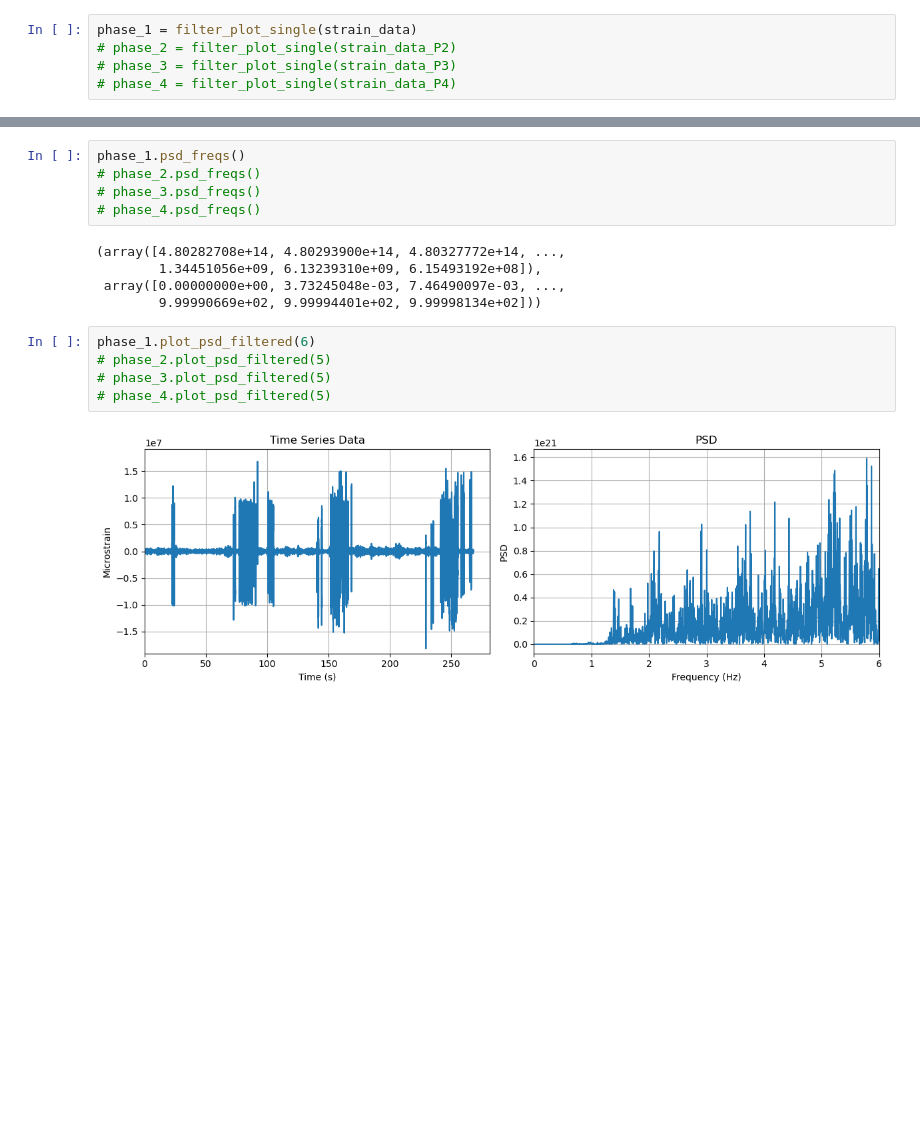
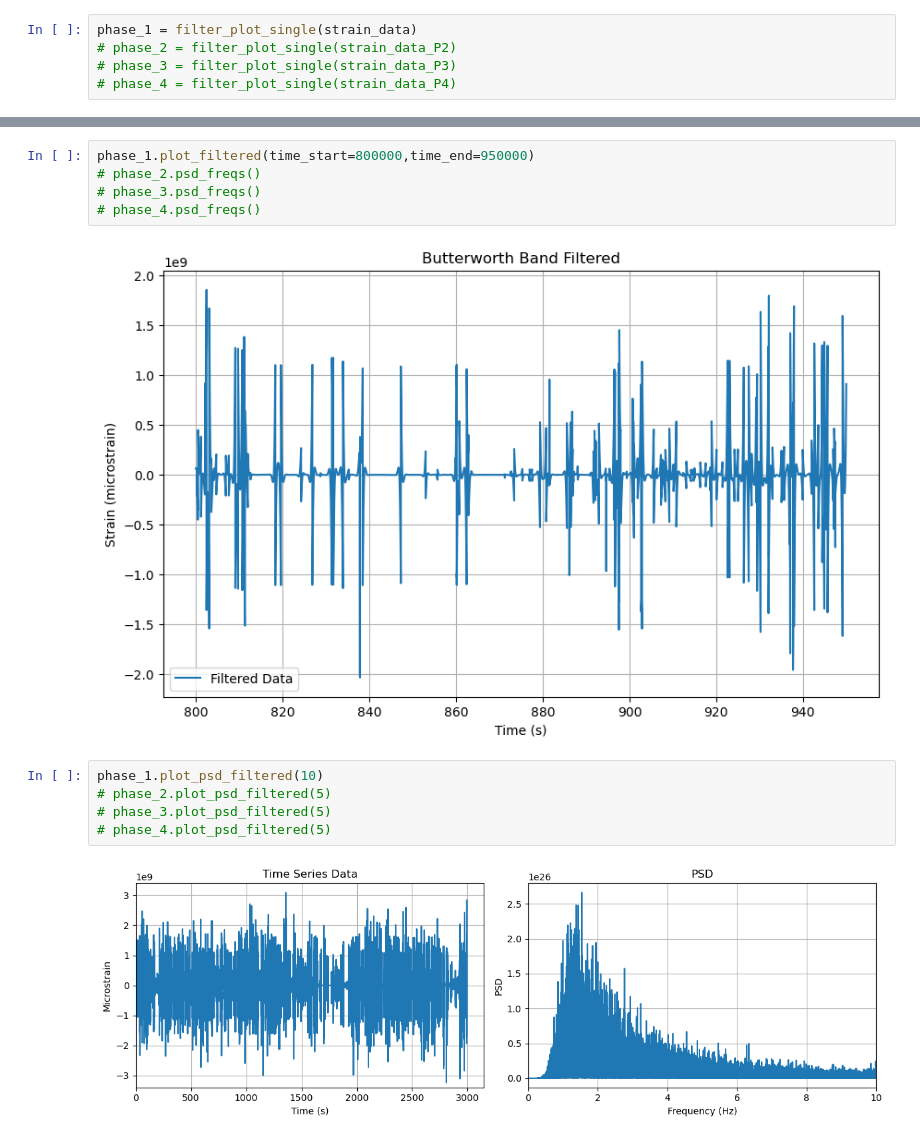
Before and after one commit to jamesterryxu/oklahoma-wind-turbine, a Jupyter notebook: python/das-eda.ipynb, the cells around one changed output, grey strips where cells are left out. Drawn from its saved outputs; the diff is of its cells as text; blank space fills up the shorter version.

```diff
--- a/python/das-eda.ipynb
+++ b/python/das-eda.ipynb
@@ -70,20 +141,17 @@ phase_1.plot_side_by_side()
 # %%
-phase_1.psd_freqs()
+phase_1.plot_filtered(time_start=800000,time_end=950000)
 # phase_2.psd_freqs()
 # phase_3.psd_freqs()
 # phase_4.psd_freqs()
 # %% [output]
-(array([4.80282708e+14, 4.80293900e+14, 4.80327772e+14, ...,
-        1.34451056e+09, 6.13239310e+09, 6.15493192e+08]),
- array([0.00000000e+00, 3.73245048e-03, 7.46490097e-03, ...,
-        9.99990669e+02, 9.99994401e+02, 9.99998134e+02]))
+[figure, added]
 # %%
-phase_1.plot_psd_filtered(6)
+phase_1.plot_psd_filtered(10)
 # phase_2.plot_psd_filtered(5)
 # phase_3.plot_psd_filtered(5)
 # phase_4.plot_psd_filtered(5)
 # %% [output]
-[figure, old version]
+[figure, new version]
 # %%
 # Listing the relevant channels
 # channels = [6,7,8,9,10,11,12,13,14,15,16,18,19,20,21,22,26,27,28,30,31,32,33,34,35,36,37,38,39]
```
Also changed, not shown: parts of 24 cells of this notebook, 1 other file.
